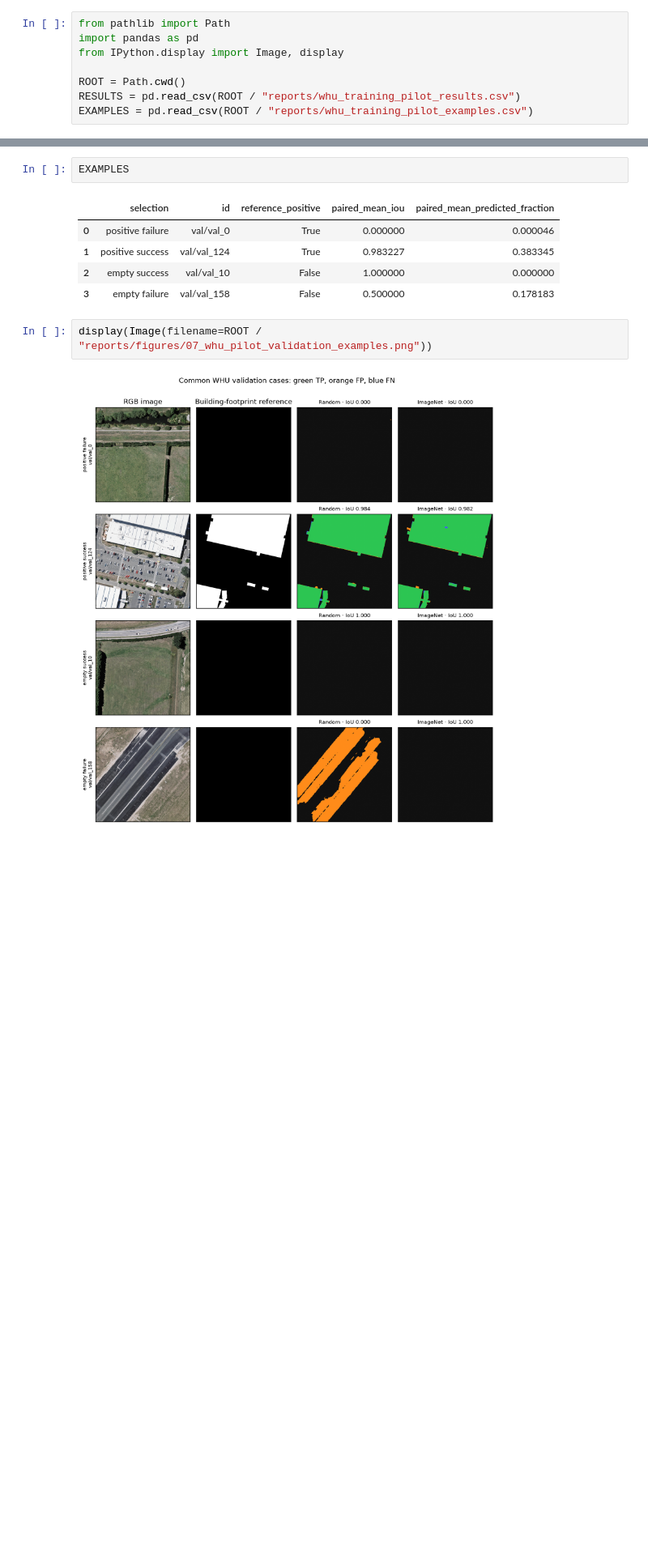
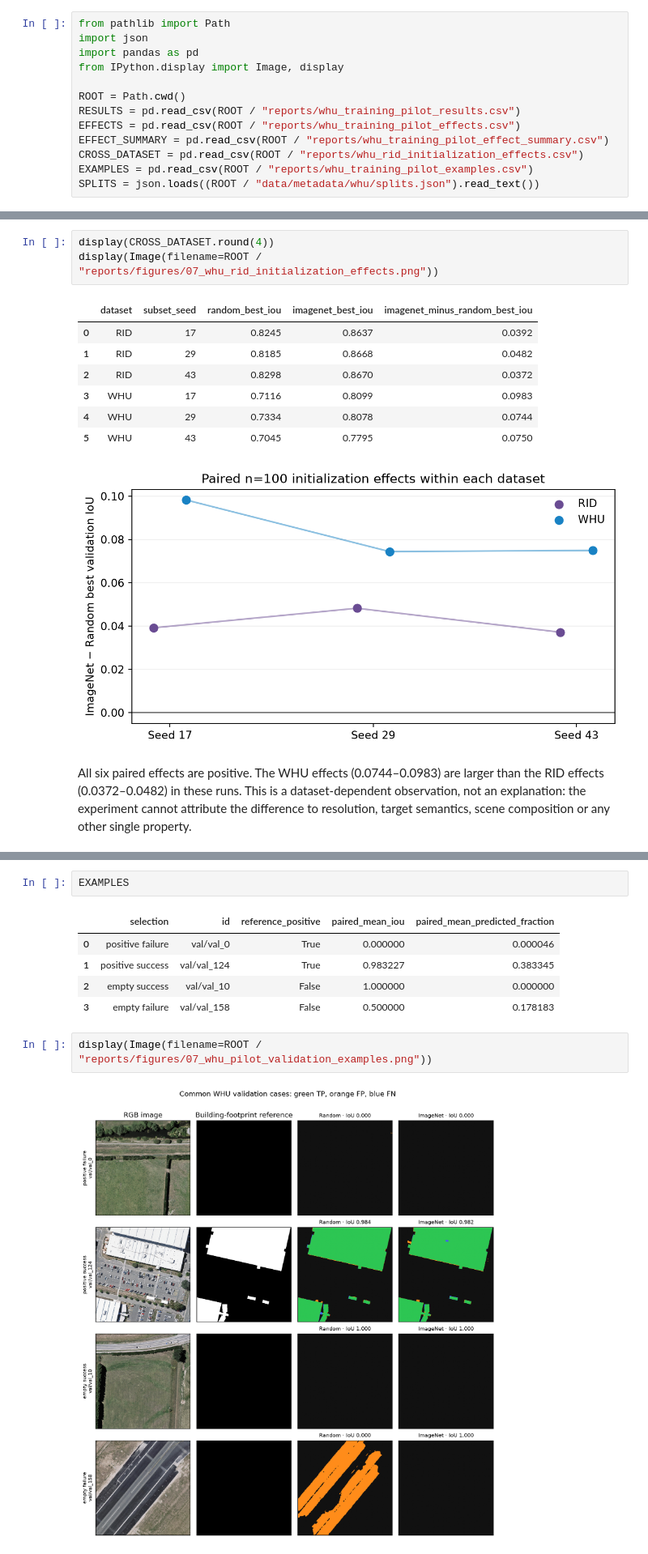
Before and after one commit to manuelmiddendorf/data-efficient-roof-segmentation, a Jupyter notebook: notebooks/07_external_replication_pilot.ipynb, the cells around one changed output, grey strips where cells are left out. Shown at 81% size. Saved outputs shown, nothing was run; the diff lists cells and outputs as text; blank space fills up the shorter version.

```diff
--- a/notebooks/07_external_replication_pilot.ipynb
+++ b/notebooks/07_external_replication_pilot.ipynb
@@ -15,9 +15,14 @@ The primary metric is the equally weighted mean per-image building IoU at probab
 # %%
 from pathlib import Path
+import json
 import pandas as pd
 from IPython.display import Image, display
 
 ROOT = Path.cwd()
 RESULTS = pd.read_csv(ROOT / "reports/whu_training_pilot_results.csv")
+EFFECTS = pd.read_csv(ROOT / "reports/whu_training_pilot_effects.csv")
+EFFECT_SUMMARY = pd.read_csv(ROOT / "reports/whu_training_pilot_effect_summary.csv")
+CROSS_DATASET = pd.read_csv(ROOT / "reports/whu_rid_initialization_effects.csv")
 EXAMPLES = pd.read_csv(ROOT / "reports/whu_training_pilot_examples.csv")
+SPLITS = json.loads((ROOT / "data/metadata/whu/splits.json").read_text())
 # %% [markdown]
@@ -96,0 +145,14 @@ Green denotes true-positive building pixels, orange false positives and blue fal
+# %%
+display(CROSS_DATASET.round(4))
+display(Image(filename=ROOT / "reports/figures/07_whu_rid_initialization_effects.png"))
+# %% [output]
+|  | dataset | subset_seed | random_best_iou | imagenet_best_iou | imagenet_minus_random_best_iou |
+| 0 | RID | 17 | 0.8245 | 0.8637 | 0.0392 |
+| 1 | RID | 29 | 0.8185 | 0.8668 | 0.0482 |
+| 2 | RID | 43 | 0.8298 | 0.8670 | 0.0372 |
+| 3 | WHU | 17 | 0.7116 | 0.8099 | 0.0983 |
+| 4 | WHU | 29 | 0.7334 | 0.8078 | 0.0744 |
+| 5 | WHU | 43 | 0.7045 | 0.7795 | 0.0750 |
+[figure, added]
+# %% [markdown]
+All six paired effects are positive. The WHU effects (0.0744–0.0983) are larger than the RID effects (0.0372–0.0482) in these runs. This is a dataset-dependent observation, not an explanation: the experiment cannot attribute the difference to resolution, target semantics, scene composition or any other single property.
```
Also changed, not shown: parts of 28 cells of this notebook, 22 other files.
